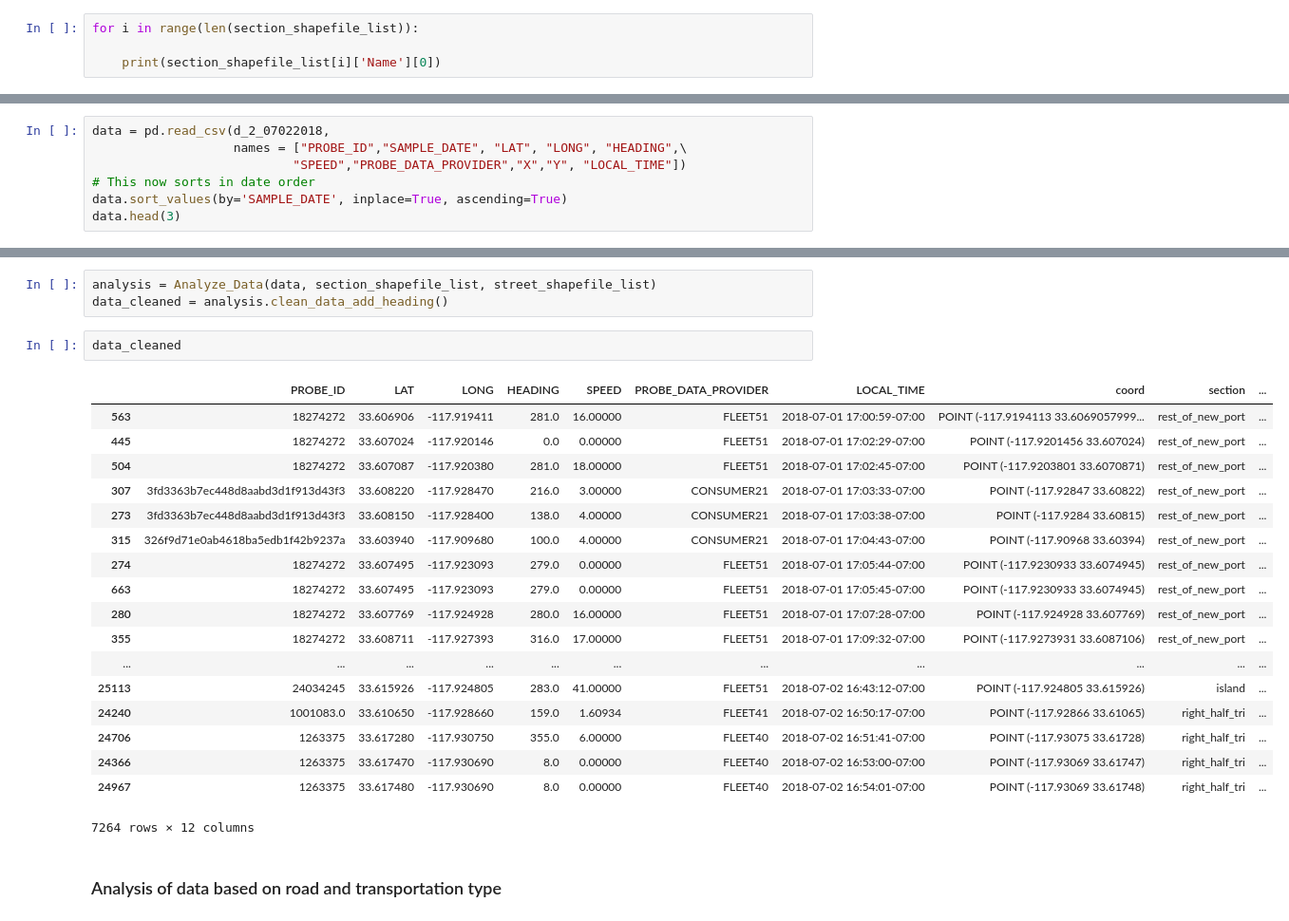
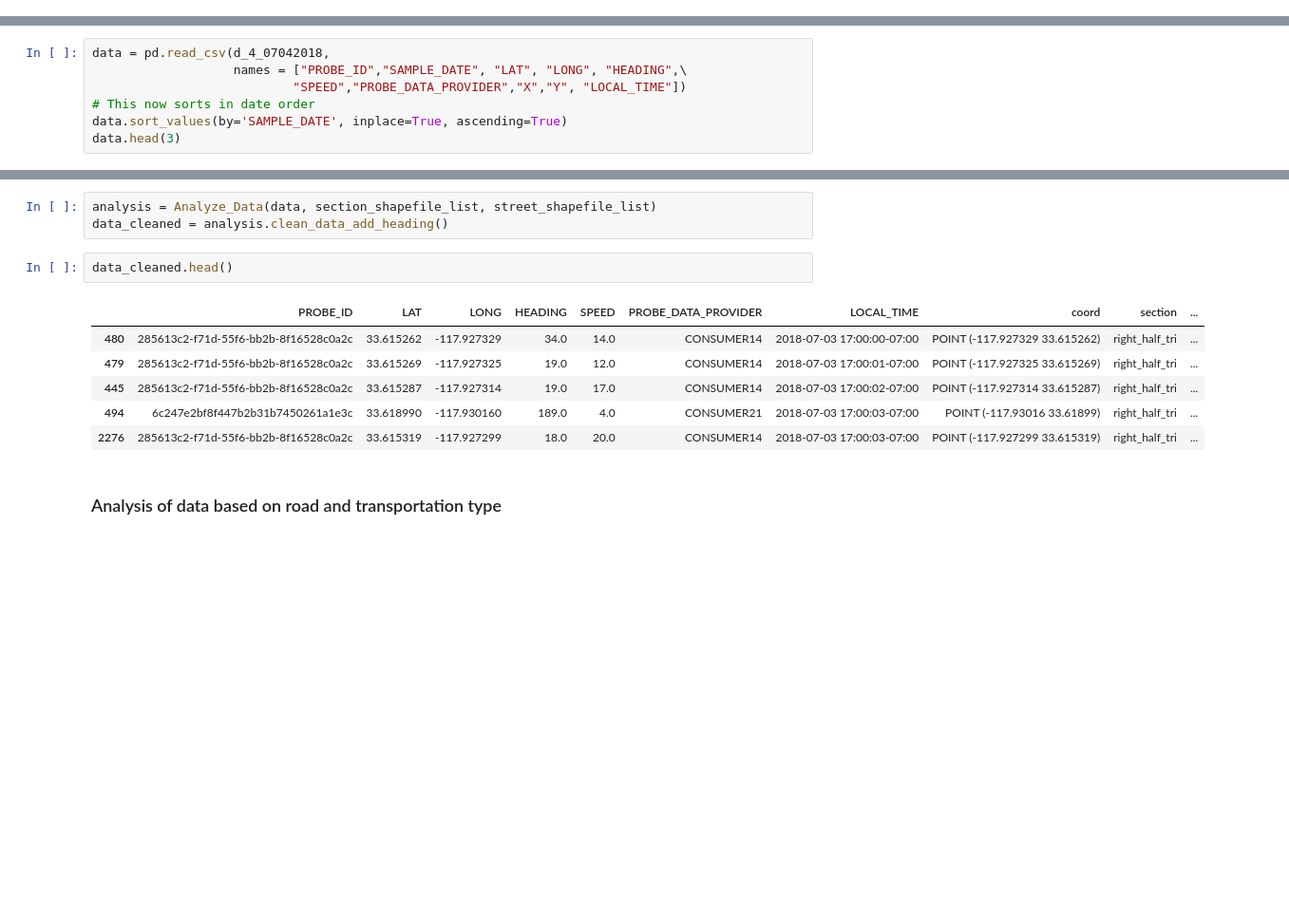
Before and after one commit to ZiningW/263-295-Project, a Jupyter notebook: Data_Analysis.ipynb, the cells around one changed output, grey strips where cells are left out. Shown: that part at 95% size. Drawn from its saved outputs; the diff is of its cells as text; blank space fills up the shorter version.

```diff
--- a/Data_Analysis.ipynb
+++ b/Data_Analysis.ipynb
@@ -21,7 +21,3 @@ newport = gpd.read_file("shapefiles/Streets/Newport/Newport_Blvd-polygon.shp")[[
 # %%
 section_shapefile_list = [right_half_tri_SF,left_half_tri_SF,island_SF,newport_SF]
 street_shapefile_list = [balboa_blvd,w_balboa_blvd,newport]
-# %%
-for i in range(len(section_shapefile_list)):
-
-    print(section_shapefile_list[i]['Name'][0])
@@ -42,7 +33,7 @@ d_5_07052018 = 'Data/Probe_Data/2018_07_05_NewportBeach_basic_probe.csv'
 d_6_07062018 = 'Data/Probe_Data/2018_07_06_NewportBeach_basic_probe.csv'
 d_7_07072018 = 'Data/Probe_Data/2018_07_07_NewportBeach_basic_probe.csv'
 # %%
-data = pd.read_csv(d_2_07022018,
+data = pd.read_csv(d_4_07042018,
                    names = ["PROBE_ID","SAMPLE_DATE", "LAT", "LONG", "HEADING",\
                            "SPEED","PROBE_DATA_PROVIDER","X","Y", "LOCAL_TIME"])
 # This now sorts in date order
@@ -317,26 +329,14 @@ number going left: 7
 analysis = Analyze_Data(data, section_shapefile_list, street_shapefile_list)
 data_cleaned = analysis.clean_data_add_heading()
 # %%
-data_cleaned
+data_cleaned.head()
 # %% [output]
 |  | PROBE_ID | LAT | LONG | HEADING | SPEED | PROBE_DATA_PROVIDER | LOCAL_TIME | coord | section | ... |
-| 563 | 18274272 | 33.606906 | -117.919411 | 281.0 | 16.00000 | FLEET51 | 2018-07-01 17:00:59-07:00 | POINT (-117.9194113 33.6069057999... | rest_of_new_port | ... |
-| 445 | 18274272 | 33.607024 | -117.920146 | 0.0 | 0.00000 | FLEET51 | 2018-07-01 17:02:29-07:00 | POINT (-117.9201456 33.607024) | rest_of_new_port | ... |
-| 504 | 18274272 | 33.607087 | -117.920380 | 281.0 | 18.00000 | FLEET51 | 2018-07-01 17:02:45-07:00 | POINT (-117.9203801 33.6070871) | rest_of_new_port | ... |
-| 307 | 3fd3363b7ec448d8aabd3d1f913d43f3 | 33.608220 | -117.928470 | 216.0 | 3.00000 | CONSUMER21 | 2018-07-01 17:03:33-07:00 | POINT (-117.92847 33.60822) | rest_of_new_port | ... |
-| 273 | 3fd3363b7ec448d8aabd3d1f913d43f3 | 33.608150 | -117.928400 | 138.0 | 4.00000 | CONSUMER21 | 2018-07-01 17:03:38-07:00 | POINT (-117.9284 33.60815) | rest_of_new_port | ... |
-| 315 | 326f9d71e0ab4618ba5edb1f42b9237a | 33.603940 | -117.909680 | 100.0 | 4.00000 | CONSUMER21 | 2018-07-01 17:04:43-07:00 | POINT (-117.90968 33.60394) | rest_of_new_port | ... |
-| 274 | 18274272 | 33.607495 | -117.923093 | 279.0 | 0.00000 | FLEET51 | 2018-07-01 17:05:44-07:00 | POINT (-117.9230933 33.6074945) | rest_of_new_port | ... |
-| 663 | 18274272 | 33.607495 | -117.923093 | 279.0 | 0.00000 | FLEET51 | 2018-07-01 17:05:45-07:00 | POINT (-117.9230933 33.6074945) | rest_of_new_port | ... |
-| 280 | 18274272 | 33.607769 | -117.924928 | 280.0 | 16.00000 | FLEET51 | 2018-07-01 17:07:28-07:00 | POINT (-117.924928 33.607769) | rest_of_new_port | ... |
-| 355 | 18274272 | 33.608711 | -117.927393 | 316.0 | 17.00000 | FLEET51 | 2018-07-01 17:09:32-07:00 | POINT (-117.9273931 33.6087106) | rest_of_new_port | ... |
-| ... | ... | ... | ... | ... | ... | ... | ... | ... | ... | ... |
-| 25113 | 24034245 | 33.615926 | -117.924805 | 283.0 | 41.00000 | FLEET51 | 2018-07-02 16:43:12-07:00 | POINT (-117.924805 33.615926) | island | ... |
-| 24240 | 1001083.0 | 33.610650 | -117.928660 | 159.0 | 1.60934 | FLEET41 | 2018-07-02 16:50:17-07:00 | POINT (-117.92866 33.61065) | right_half_tri | ... |
-| 24706 | 1263375 | 33.617280 | -117.930750 | 355.0 | 6.00000 | FLEET40 | 2018-07-02 16:51:41-07:00 | POINT (-117.93075 33.61728) | right_half_tri | ... |
-| 24366 | 1263375 | 33.617470 | -117.930690 | 8.0 | 0.00000 | FLEET40 | 2018-07-02 16:53:00-07:00 | POINT (-117.93069 33.61747) | right_half_tri | ... |
-| 24967 | 1263375 | 33.617480 | -117.930690 | 8.0 | 0.00000 | FLEET40 | 2018-07-02 16:54:01-07:00 | POINT (-117.93069 33.61748) | right_half_tri | ... |
+| 480 | 285613c2-f71d-55f6-bb2b-8f16528c0a2c | 33.615262 | -117.927329 | 34.0 | 14.0 | CONSUMER14 | 2018-07-03 17:00:00-07:00 | POINT (-117.927329 33.615262) | right_half_tri | ... |
+| 479 | 285613c2-f71d-55f6-bb2b-8f16528c0a2c | 33.615269 | -117.927325 | 19.0 | 12.0 | CONSUMER14 | 2018-07-03 17:00:01-07:00 | POINT (-117.927325 33.615269) | right_half_tri | ... |
+| 445 | 285613c2-f71d-55f6-bb2b-8f16528c0a2c | 33.615287 | -117.927314 | 19.0 | 17.0 | CONSUMER14 | 2018-07-03 17:00:02-07:00 | POINT (-117.927314 33.615287) | right_half_tri | ... |
+| 494 | 6c247e2bf8f447b2b31b7450261a1e3c | 33.618990 | -117.930160 | 189.0 | 4.0 | CONSUMER21 | 2018-07-03 17:00:03-07:00 | POINT (-117.93016 33.61899) | right_half_tri | ... |
+| 2276 | 285613c2-f71d-55f6-bb2b-8f16528c0a2c | 33.615319 | -117.927299 | 18.0 | 20.0 | CONSUMER14 | 2018-07-03 17:00:03-07:00 | POINT (-117.927299 33.615319) | right_half_tri | ... |
-7264 rows × 12 columns
 # %% [markdown]
 ### Analysis of data based on road and transportation type
 # %%
```
Also changed, not shown: parts of 15 cells of this notebook.
